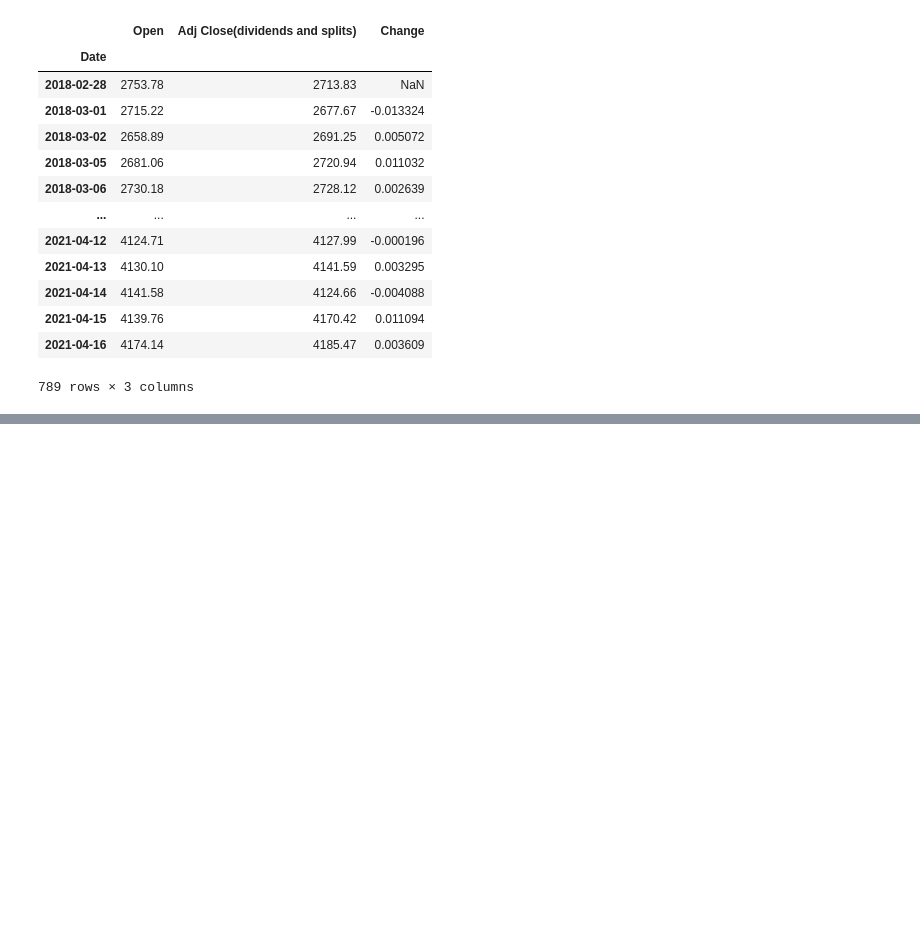
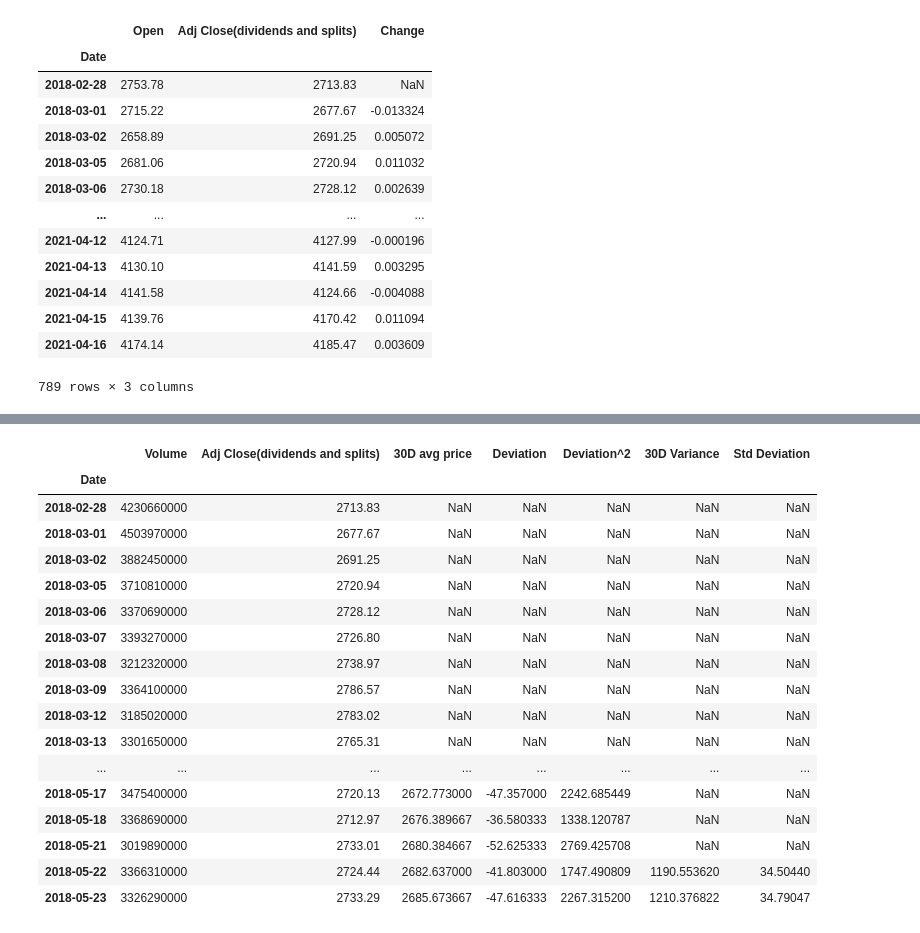
Before and after one commit to hoestlund/thesis, a Jupyter notebook: data_wrangling/sp500.ipynb, the cells around one changed output, grey strips where cells are left out. Drawn from its saved outputs; the diff is of its cells as text; code cells hidden in the pictures; blank space fills up the shorter version.

```diff
--- a/data_wrangling/sp500.ipynb
+++ b/data_wrangling/sp500.ipynb
@@ -70,0 +179,30 @@ See the caveats in the documentation: https://pandas.pydata.org/pandas-docs/stab
+# %%
+deviation = market_action['30D avg price'] - market_action['Adj Close(dividends and splits)']
+market_action['Deviation'] = deviation
+# %%
+market_action['Deviation^2'] = deviation ** 2
+# %%
+market_action['30D Variance'] = market_action['Deviation^2'].rolling(30).mean()
+# %%
+market_action['Std Deviation'] = market_action['30D Variance'] ** 0.5
+# %%
+market_action.head(60)
+# %% [output]
+|  | Volume | Adj Close(dividends and splits) | 30D avg price | Deviation | Deviation^2 | 30D Variance | Std Deviation |
+| Date |  |  |  |  |  |  |  |
+| 2018-02-28 | 4230660000 | 2713.83 | NaN | NaN | NaN | NaN | NaN |
+| 2018-03-01 | 4503970000 | 2677.67 | NaN | NaN | NaN | NaN | NaN |
+| 2018-03-02 | 3882450000 | 2691.25 | NaN | NaN | NaN | NaN | NaN |
+| 2018-03-05 | 3710810000 | 2720.94 | NaN | NaN | NaN | NaN | NaN |
+| 2018-03-06 | 3370690000 | 2728.12 | NaN | NaN | NaN | NaN | NaN |
+| 2018-03-07 | 3393270000 | 2726.80 | NaN | NaN | NaN | NaN | NaN |
+| 2018-03-08 | 3212320000 | 2738.97 | NaN | NaN | NaN | NaN | NaN |
+| 2018-03-09 | 3364100000 | 2786.57 | NaN | NaN | NaN | NaN | NaN |
+| 2018-03-12 | 3185020000 | 2783.02 | NaN | NaN | NaN | NaN | NaN |
+| 2018-03-13 | 3301650000 | 2765.31 | NaN | NaN | NaN | NaN | NaN |
+| ... | ... | ... | ... | ... | ... | ... | ... |
+| 2018-05-17 | 3475400000 | 2720.13 | 2672.773000 | -47.357000 | 2242.685449 | NaN | NaN |
+| 2018-05-18 | 3368690000 | 2712.97 | 2676.389667 | -36.580333 | 1338.120787 | NaN | NaN |
+| 2018-05-21 | 3019890000 | 2733.01 | 2680.384667 | -52.625333 | 2769.425708 | NaN | NaN |
+| 2018-05-22 | 3366310000 | 2724.44 | 2682.637000 | -41.803000 | 1747.490809 | 1190.553620 | 34.50440 |
+| 2018-05-23 | 3326290000 | 2733.29 | 2685.673667 | -47.616333 | 2267.315200 | 1210.376822 | 34.79047 |
```
Also changed, not shown: parts of 11 cells of this notebook.
